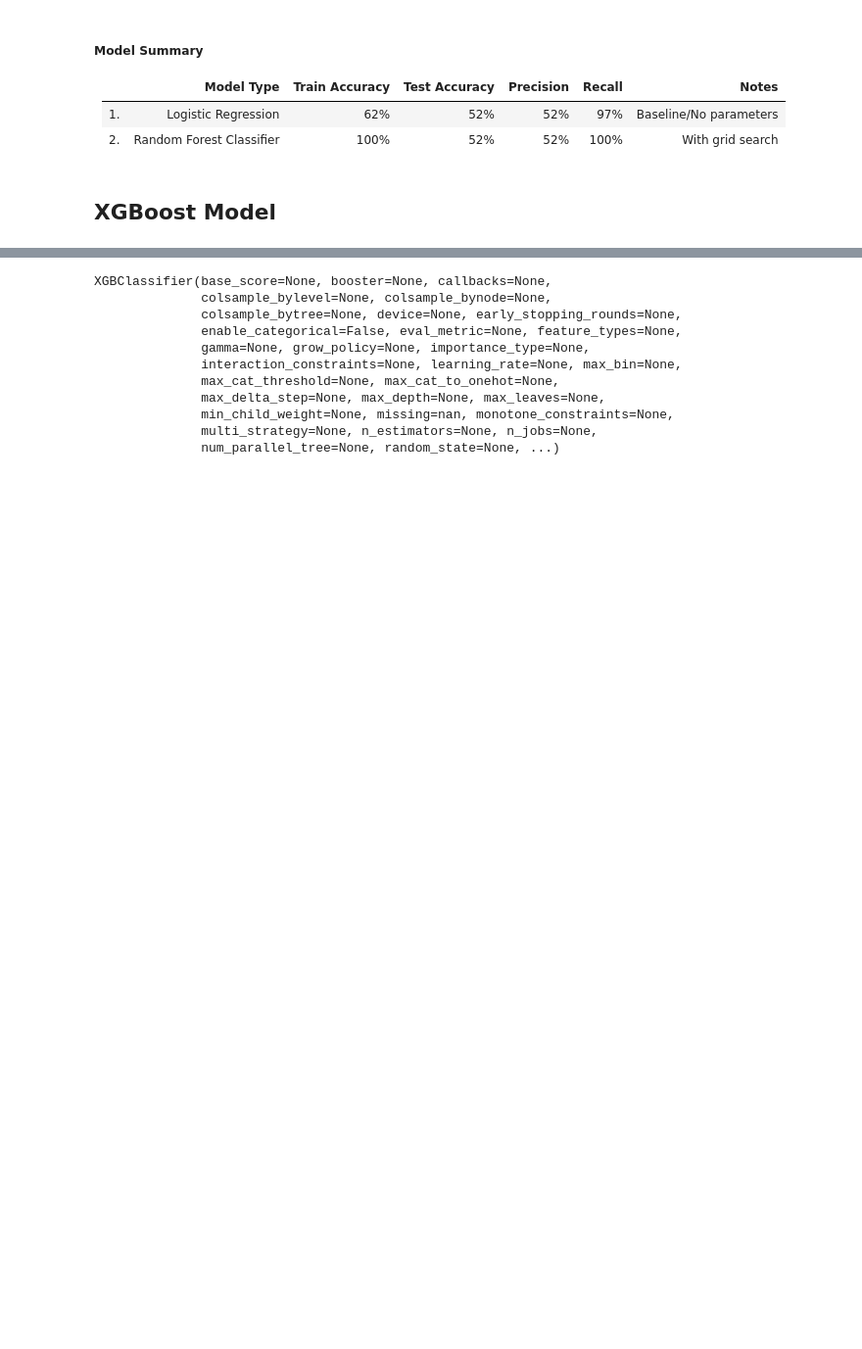
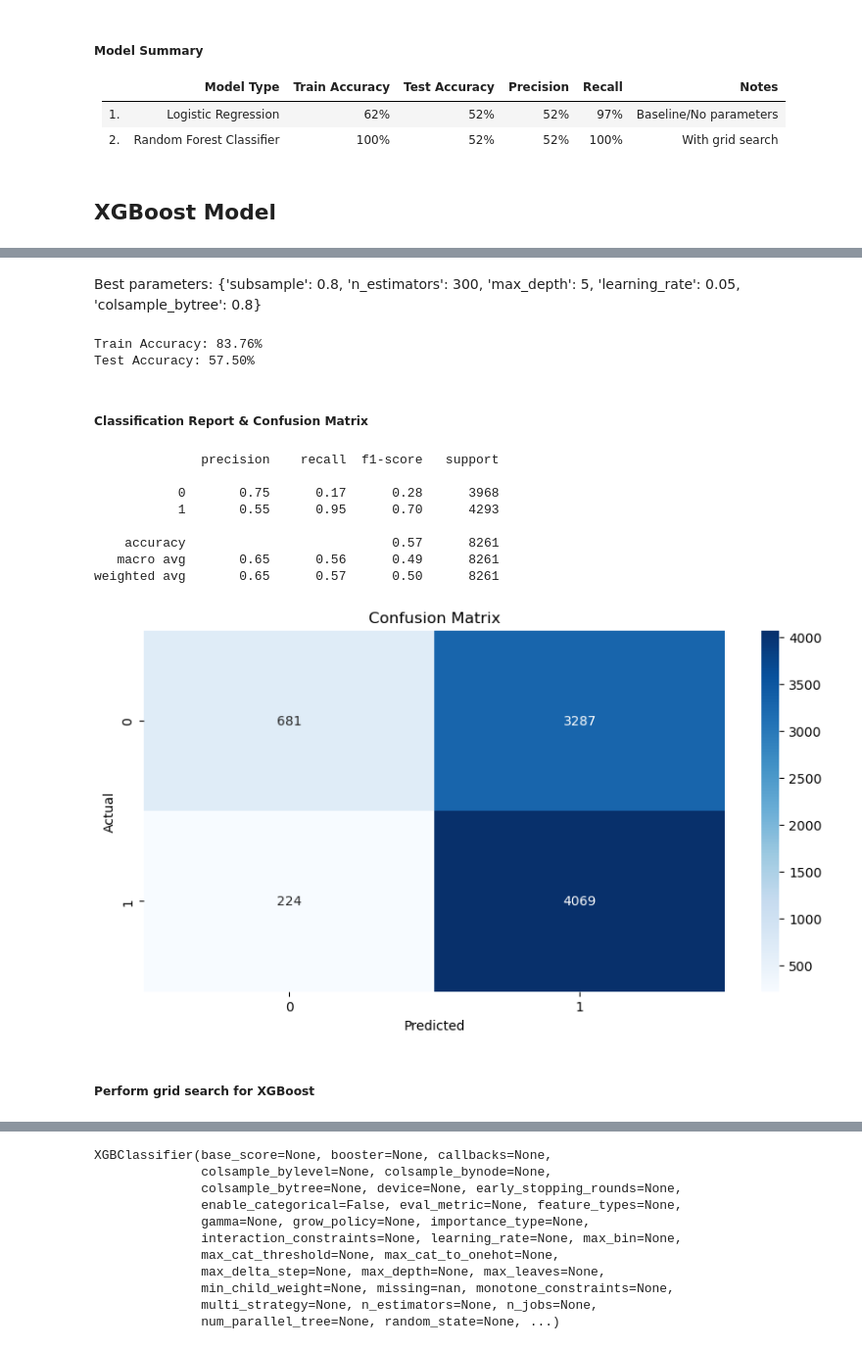
Before and after one commit to quincbirker/Capstone_Project, a Jupyter notebook: Notebooks/Advanced_Modeling_Final.ipynb, the cells around one changed output, grey strips where cells are left out. Shown at 98% size. Saved outputs shown, nothing was run; the diff lists cells and outputs as text; code cells hidden in the pictures; blank space fills up the shorter version.

Commit message:
Presentation/Advanced Modeling Updated

```diff
--- a/Notebooks/Advanced_Modeling_Final.ipynb
+++ b/Notebooks/Advanced_Modeling_Final.ipynb
@@ -425,0 +561,61 @@ plt.show()
+# %% [markdown]
+Best parameters: {'subsample': 0.8, 'n_estimators': 300, 'max_depth': 5, 'learning_rate': 0.05, 'colsample_bytree': 0.8}
+# %%
+# Set the best parameters (from random search)
+best_params = {
+    'subsample': 0.8,
+    'n_estimators': 300,
+    'max_depth': 7,
+    'learning_rate': 0.05,
+    'colsample_bytree': 0.8
+}
+
+# Fit the model on training data with best parameters
+xgb_model = XGBClassifier(**best_params)
+xgb_model.fit(X_train, y_train)
+
+# Make predictions for the training data
+y_pred_train = xgb_model.predict(X_train)
+predictions_train = [round(value) for value in y_pred_train]
+
+# Make predictions for the test data
+y_pred_test = xgb_model.predict(X_test)
+predictions_test = [round(value) for value in y_pred_test]
+
+# Evaluate predictions
+train_accuracy = accuracy_score(y_train, predictions_train)
+test_accuracy = accuracy_score(y_test, predictions_test)
+
+print("Train Accuracy: {:.2f}%".format(train_accuracy * 100.0))
+print("Test Accuracy: {:.2f}%".format(test_accuracy * 100.0))
+# %% [output]
+Train Accuracy: 83.76%
+Test Accuracy: 57.50%
+# %% [markdown]
+##### Classification Report & Confusion Matrix
+# %%
+# Classification report
+print(classification_report(y_test, predictions_test))
+
+# Generate the confusion matrix
+conf_matrix = confusion_matrix(y_test, predictions_test)
+
+# Confusion matrix heatmap
+plt.figure(figsize=(10, 5))
+sns.heatmap(conf_matrix, annot=True, fmt='g', cmap='Blues')
+plt.title('Confusion Matrix')
+plt.xlabel('Predicted')
+plt.ylabel('Actual')
+plt.show()
+# %% [output]
+              precision    recall  f1-score   support
+
+           0       0.75      0.17      0.28      3968
+           1       0.55      0.95      0.70      4293
+
+    accuracy                           0.57      8261
+   macro avg       0.65      0.56      0.49      8261
+weighted avg       0.65      0.57      0.50      8261
+[figure, added]
+# %% [markdown]
+##### Perform grid search for XGBoost
```
Also changed, not shown: parts of 20 cells of this notebook, 4 other files.
